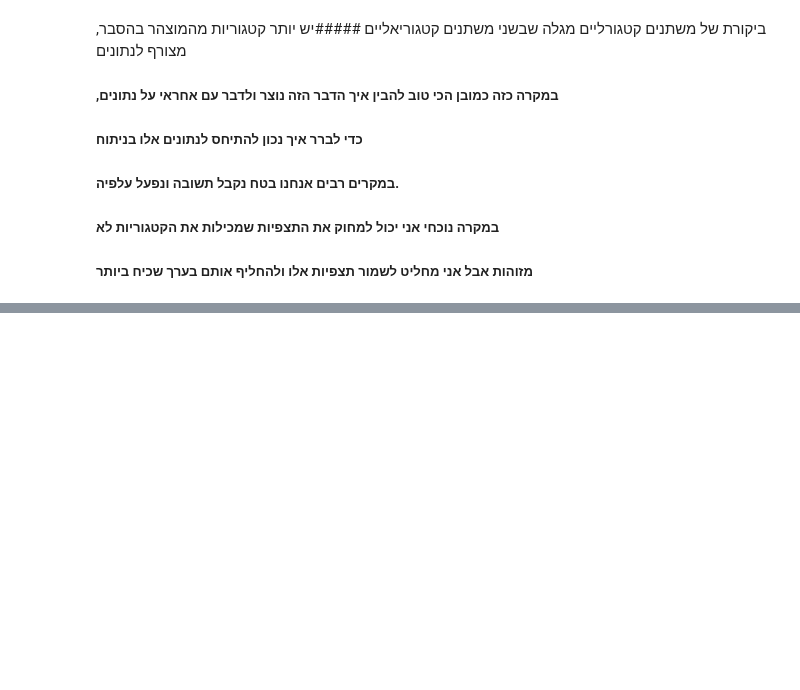
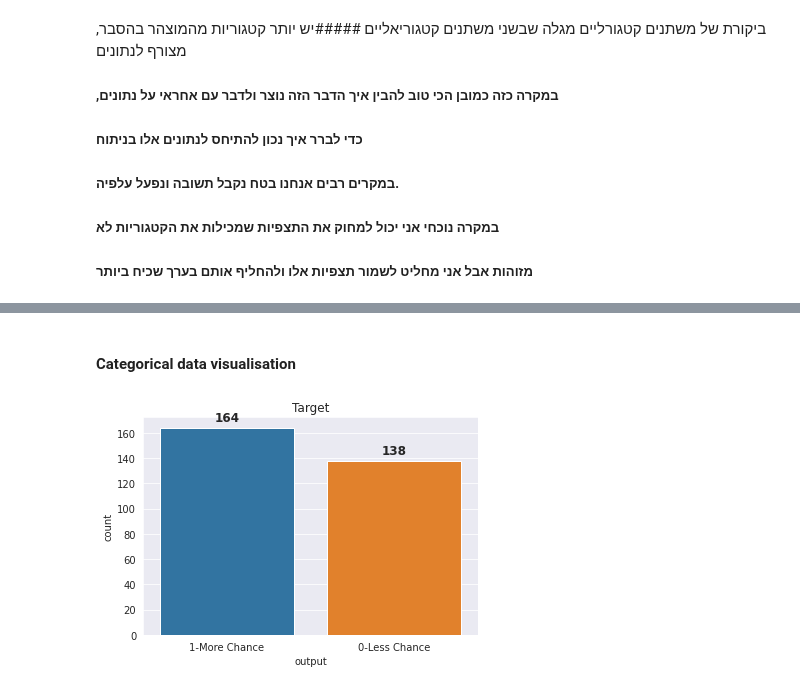
Before and after one commit to DimaUd/Heart-Attack, a Jupyter notebook: Test.ipynb, the cells around one changed output, grey strips where cells are left out. Saved outputs shown, nothing was run; the diff lists cells and outputs as text; code cells hidden in the pictures; blank space fills up the shorter version.

```diff
--- a/Test.ipynb
+++ b/Test.ipynb
@@ -331,3 +331,10 @@ Name: thall, dtype: int64
 ##### במקרים רבים אנחנו בטח נקבל תשובה ונפעל עלפיה.
 ##### במקרה נוכחי  אני יכול למחוק את התצפיות שמכילות את הקטגוריות לא
 ##### מזוהות אבל אני מחליט לשמור תצפיות אלו ולהחליף אותם בערך שכיח ביותר
+# %%
+#replace  unknown category value, with more frequent catergory
+#  thal: 3 = normal; 6 = fixed defect; 7 = reversable defect
+
+heart_data['thall'].replace(0,heart_data['thall'].value_counts().index[0],inplace=True)
+# ca: number of major vessels (0-3)
+heart_data['caa'].replace(4,heart_data['caa'].value_counts().index[0],inplace=True)
@@ -333,0 +378,11 @@ Name: thall, dtype: int64
+# %%
+heart_data_vis=heart_data.copy()
+
+heart_data_vis['sex'] = heart_data_vis['sex'].map({0:'0-Female', 1:'1-Male'})
+heart_data_vis['exng'] = heart_data_vis['exng'].map({0:'0-False', 1:'1-True'})
+heart_data_vis['cp'] = heart_data_vis['cp'].map({0:'0-typical angina', 1:'1-atypical angina', 2:'2-non-anginal pain', 3:'3-asymptomatic'})
+heart_data_vis['fbs'] = heart_data_vis['fbs'].map({0:'0-False', 1:'1-True'})
+heart_data_vis['restecg']=heart_data_vis['restecg'].map({0:'0-normal',1:'1-ST-Twave abnormality',2:'2-Ventricular hypertrophy'})
+heart_data_vis['output'] = heart_data_vis['output'].map({0:'0-Less Chance', 1:'1-More Chance'})
+
+heart_data_vis.head()
@@ -333,0 +396,14 @@ Name: thall, dtype: int64
+# %% [markdown]
+#### Categorical data visualisation
+# %%
+ax= sns.countplot(x=heart_data_vis['output'],data=heart_data_vis)
+for bar in ax.patches:
+    ax.annotate(format(bar.get_height(), ),
+                   (bar.get_x() + bar.get_width() / 2,
+                    bar.get_height()), ha='center', va='center',
+                   size=12, xytext=(0, 10),
+                   textcoords='offset points',
+                   fontweight="bold")
+    plt.title('Target');
+# %% [output]
+[figure, added]
```
Also changed, not shown: parts of 6 cells of this notebook.
